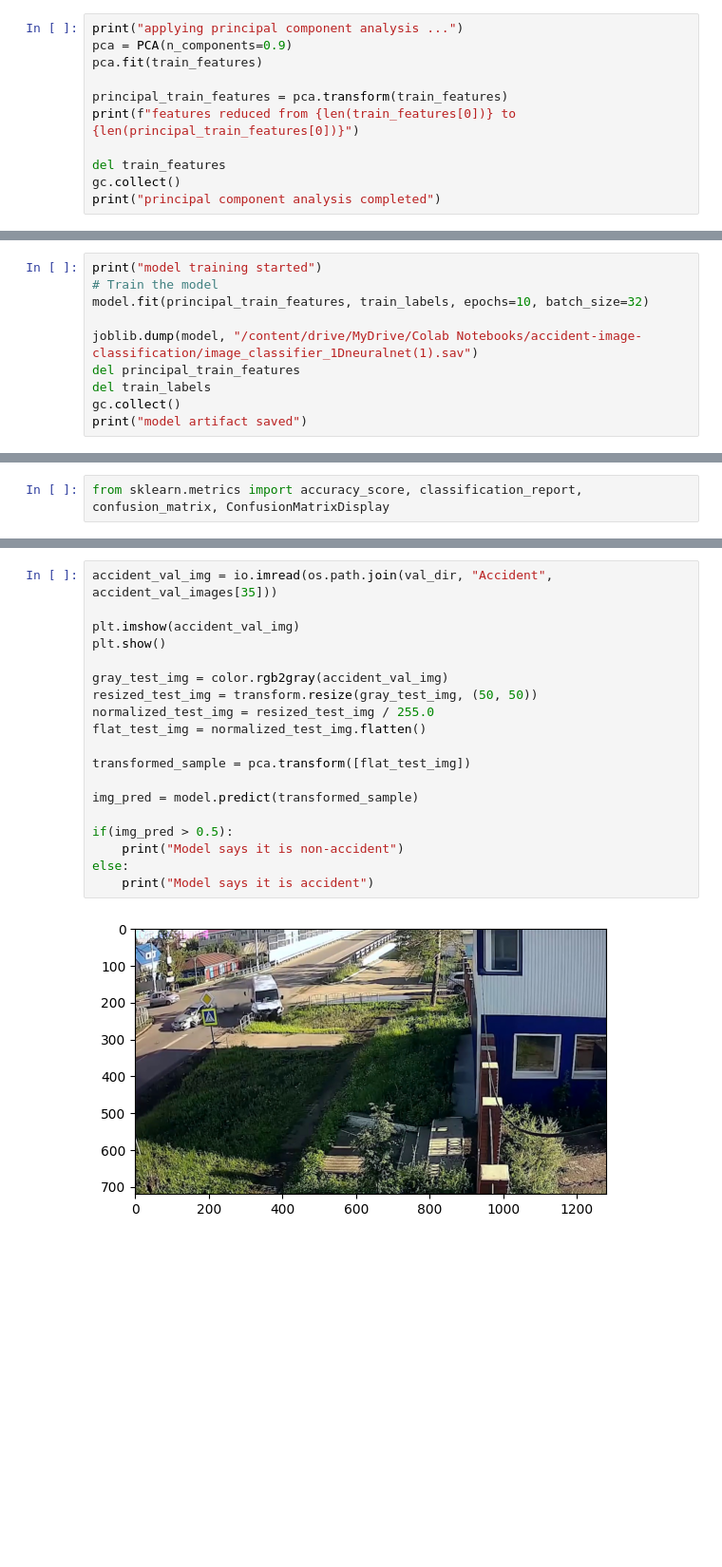
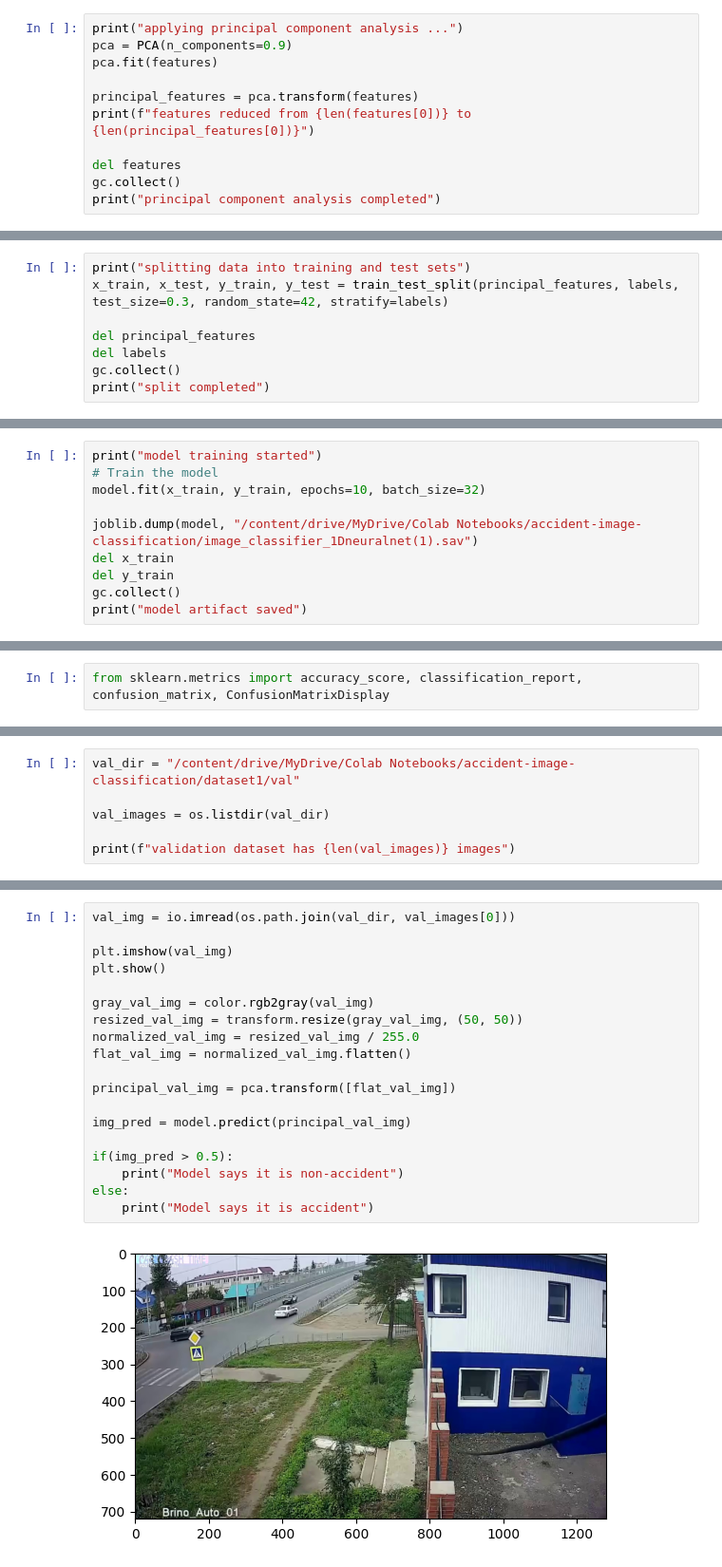
Before and after one commit to streakcraze/accident-detection-in-kenya, a Jupyter notebook: 1Dneuralnet_(with_pca).ipynb, the cells around one changed output, grey strips where cells are left out. Shown at 95% size. Cells and saved outputs as stored; diff of their text form; blank space fills up the shorter version.

```diff
--- a/1Dneuralnet_(with_pca).ipynb
+++ b/1Dneuralnet_(with_pca).ipynb
@@ -135,12 +121,12 @@ from sklearn.decomposition import PCA
 # %%
 print("applying principal component analysis ...")
 pca = PCA(n_components=0.9)
-pca.fit(train_features)
+pca.fit(features)
 
-principal_train_features = pca.transform(train_features)
-print(f"features reduced from {len(train_features[0])} to {len(principal_train_features[0])}")
+principal_features = pca.transform(features)
+print(f"features reduced from {len(features[0])} to {len(principal_features[0])}")
 
-del train_features
+del features
 gc.collect()
 print("principal component analysis completed")
 # %% [output]
@@ -151,0 +140,8 @@ principal component analysis completed
+# %%
+print("splitting data into training and test sets")
+x_train, x_test, y_train, y_test = train_test_split(principal_features, labels, test_size=0.3, random_state=42, stratify=labels)
+
+del principal_features
+del labels
+gc.collect()
+print("split completed")
@@ -189,11 +188,11 @@ _________________________________________________________________
 # %%
 print("model training started")
 # Train the model
-model.fit(principal_train_features, train_labels, epochs=10, batch_size=32)
+model.fit(x_train, y_train, epochs=10, batch_size=32)
 
 joblib.dump(model, "/content/drive/MyDrive/Colab Notebooks/accident-image-classification/image_classifier_1Dneuralnet(1).sav")
-del principal_train_features
-del train_labels
+del x_train
+del y_train
 gc.collect()
 print("model artifact saved")
 # %% [output]
@@ -321,0 +255,6 @@ plt.show()
+# %%
+val_dir = "/content/drive/MyDrive/Colab Notebooks/accident-image-classification/dataset1/val"
+
+val_images = os.listdir(val_dir)
+
+print(f"validation dataset has {len(val_images)} images")
@@ -322,21 +263,21 @@ plt.show()
 # %%
-accident_val_img = io.imread(os.path.join(val_dir, "Accident", accident_val_images[35]))
+val_img = io.imread(os.path.join(val_dir, val_images[0]))
 
-plt.imshow(accident_val_img)
+plt.imshow(val_img)
 plt.show()
 
-gray_test_img = color.rgb2gray(accident_val_img)
-resized_test_img = transform.resize(gray_test_img, (50, 50))
-normalized_test_img = resized_test_img / 255.0
-flat_test_img = normalized_test_img.flatten()
+gray_val_img = color.rgb2gray(val_img)
+resized_val_img = transform.resize(gray_val_img, (50, 50))
+normalized_val_img = resized_val_img / 255.0
+flat_val_img = normalized_val_img.flatten()
 
-transformed_sample = pca.transform([flat_test_img])
+principal_val_img = pca.transform([flat_val_img])
 
-img_pred = model.predict(transformed_sample)
+img_pred = model.predict(principal_val_img)
 
 if(img_pred > 0.5):
     print("Model says it is non-accident")
 else:
     print("Model says it is accident")
 # %% [output]
-[figure, old version]
+[figure, new version]
```
Also changed, not shown: parts of 26 cells of this notebook.
